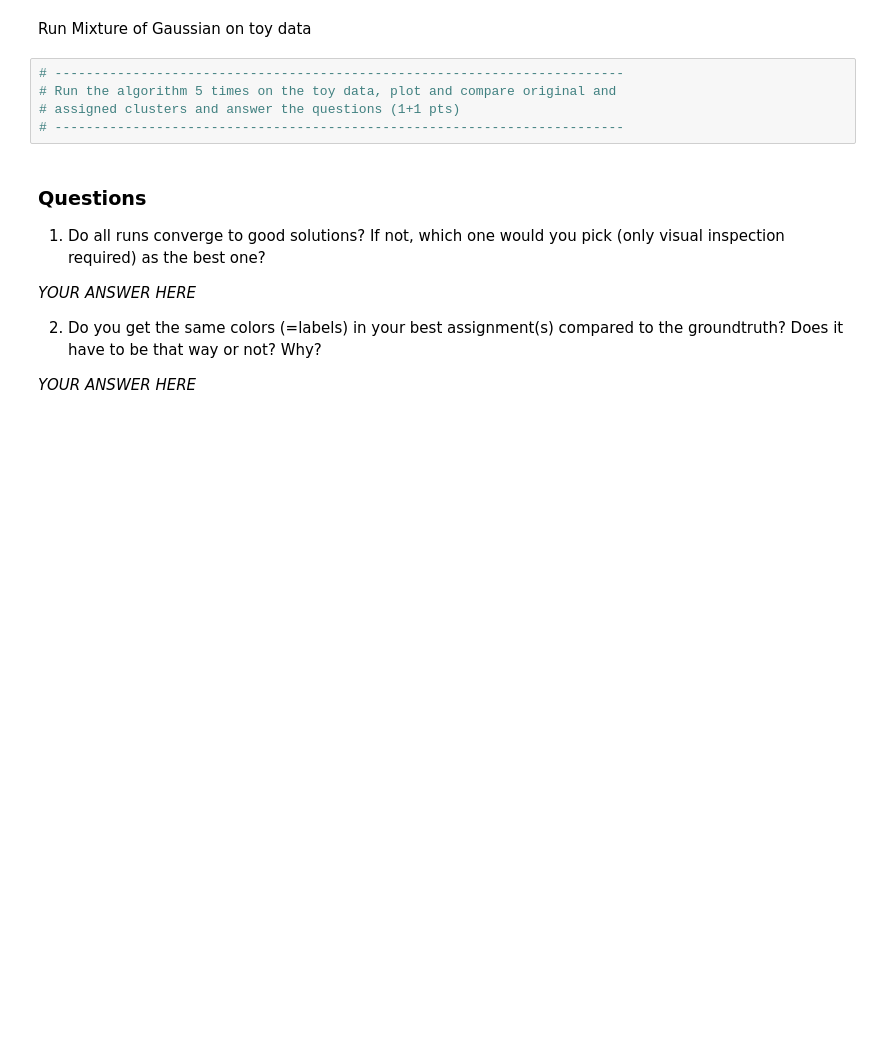
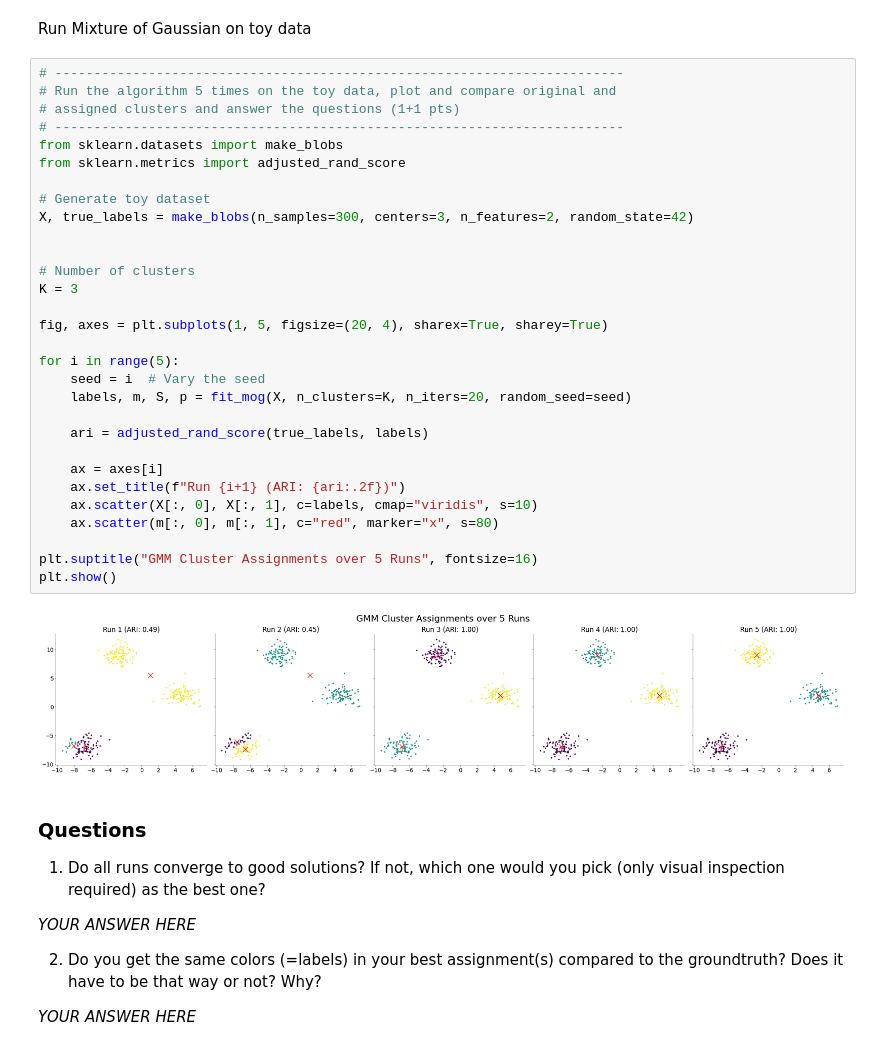
Before and after one commit to aeldably/Neural_Data_Science_Summer_2025, a Jupyter notebook: notebooks/CodingLab2.ipynb, the cells around one changed output. Saved outputs shown, nothing was run; the diff lists cells and outputs as text; blank space fills up the shorter version.

Commit message:
EM algorithm

```diff
--- a/notebooks/CodingLab2.ipynb
+++ b/notebooks/CodingLab2.ipynb
@@ -254,10 +271,37 @@ def fit_mog(
 # %% [markdown]
 Run Mixture of Gaussian on toy data
-# %%
-# -------------------------------------------------------------------------
-# Run the algorithm 5 times on the toy data, plot and compare original and
-# assigned clusters and answer the questions (1+1 pts)
-# -------------------------------------------------------------------------
+# %%
+# -------------------------------------------------------------------------
+# Run the algorithm 5 times on the toy data, plot and compare original and
+# assigned clusters and answer the questions (1+1 pts)
+# -------------------------------------------------------------------------
+from sklearn.datasets import make_blobs
+from sklearn.metrics import adjusted_rand_score
+
+# Generate toy dataset
+X, true_labels = make_blobs(n_samples=300, centers=3, n_features=2, random_state=42)
+
+
+# Number of clusters
+K = 3
+
+fig, axes = plt.subplots(1, 5, figsize=(20, 4), sharex=True, sharey=True)
+
+for i in range(5):
+    seed = i  # Vary the seed
+    labels, m, S, p = fit_mog(X, n_clusters=K, n_iters=20, random_seed=seed)
+
+    ari = adjusted_rand_score(true_labels, labels)
+
+    ax = axes[i]
+    ax.set_title(f"Run {i+1} (ARI: {ari:.2f})")
+    ax.scatter(X[:, 0], X[:, 1], c=labels, cmap="viridis", s=10)
+    ax.scatter(m[:, 0], m[:, 1], c="red", marker="x", s=80)
+
+plt.suptitle("GMM Cluster Assignments over 5 Runs", fontsize=16)
+plt.show()
+# %% [output]
+[figure, added]
 # %% [markdown]
 ### Questions
 
```
Also changed, not shown: parts of 3 cells of this notebook.
